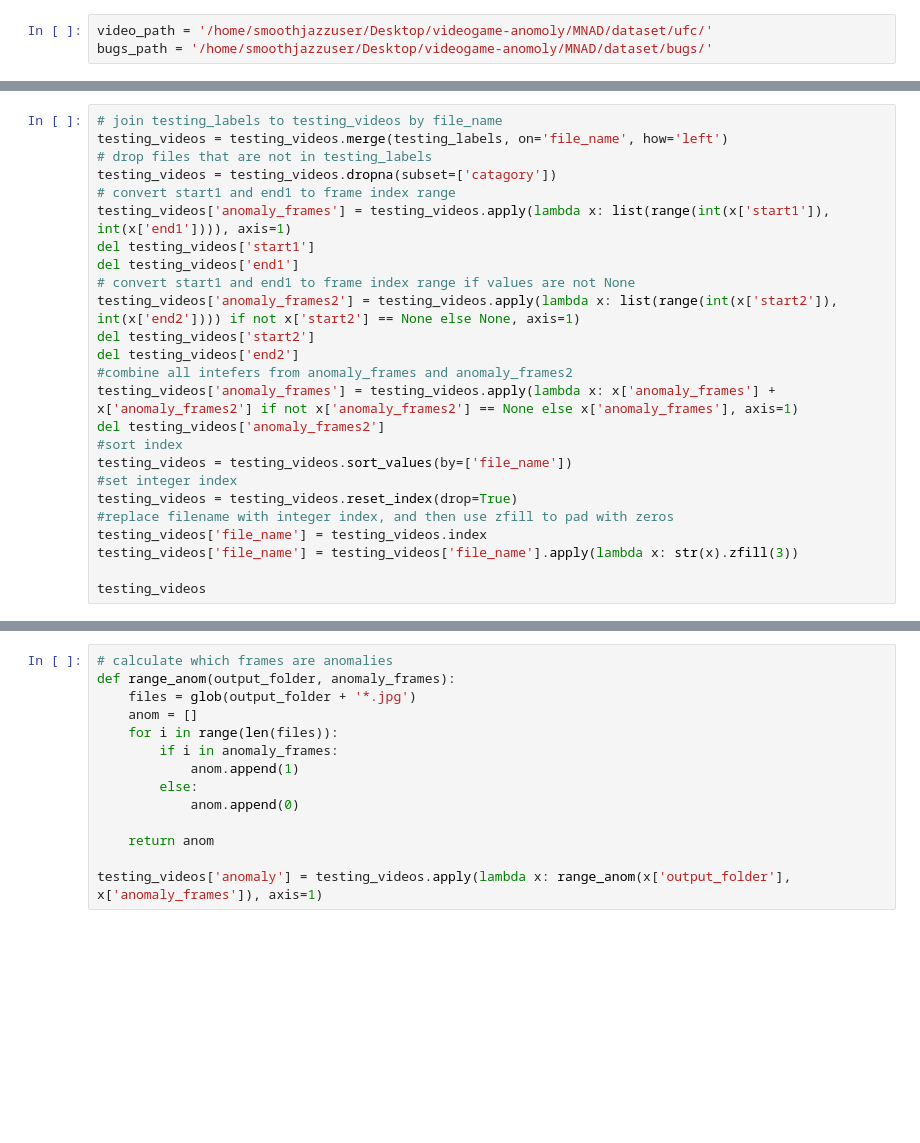
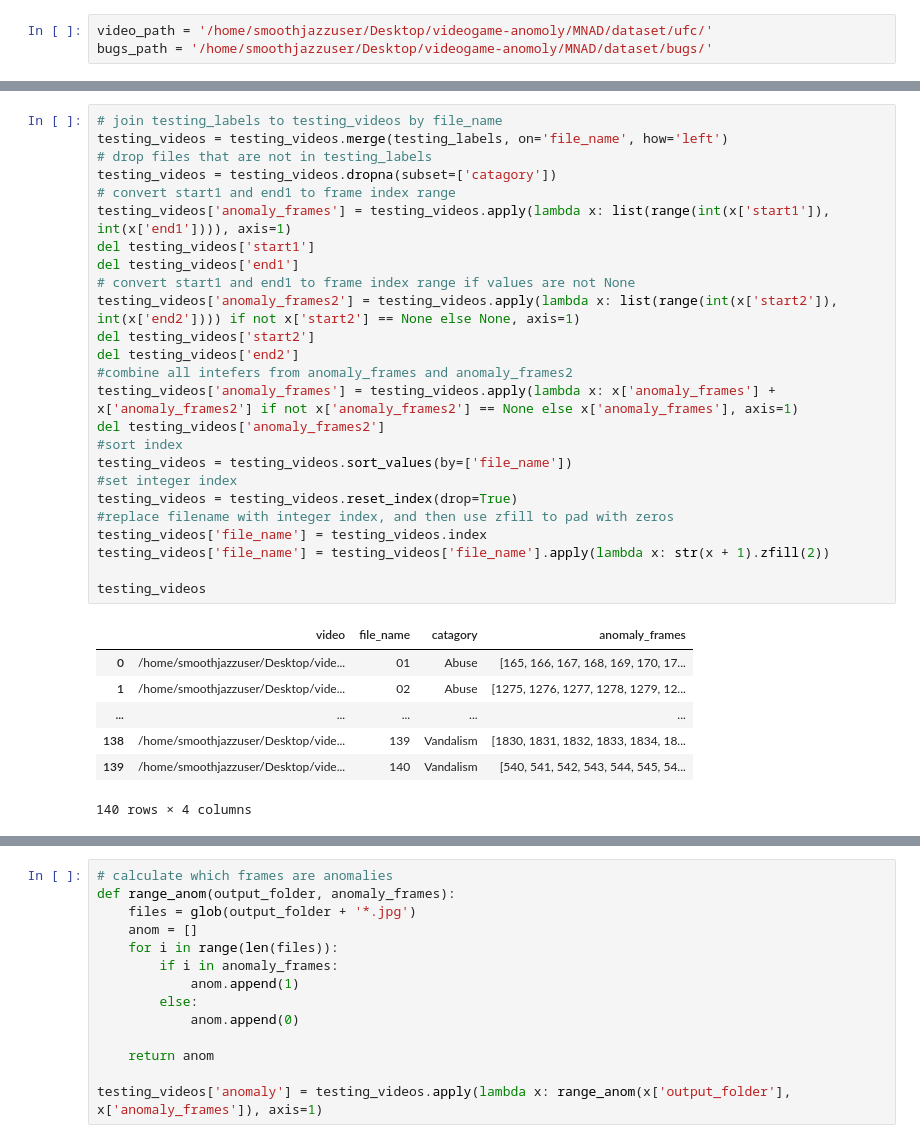
Before and after one commit to smoothjazzuser/videogame-anomaly, a Jupyter notebook: ufw_dataset.ipynb, the cells around one changed output, grey strips where cells are left out. Cells and saved outputs as stored; diff of their text form; blank space fills up the shorter version.

```diff
--- a/ufw_dataset.ipynb
+++ b/ufw_dataset.ipynb
@@ -40,28 +62,36 @@ testing_labels.head(5)
 # %%
 # join testing_labels to testing_videos by file_name
 testing_videos = testing_videos.merge(testing_labels, on='file_name', how='left')
 # drop files that are not in testing_labels
 testing_videos = testing_videos.dropna(subset=['catagory'])
 # convert start1 and end1 to frame index range
 testing_videos['anomaly_frames'] = testing_videos.apply(lambda x: list(range(int(x['start1']), int(x['end1']))), axis=1)
 del testing_videos['start1']
 del testing_videos['end1']
 # convert start1 and end1 to frame index range if values are not None
 testing_videos['anomaly_frames2'] = testing_videos.apply(lambda x: list(range(int(x['start2']), int(x['end2']))) if not x['start2'] == None else None, axis=1)
 del testing_videos['start2']
 del testing_videos['end2']
 #combine all intefers from anomaly_frames and anomaly_frames2
 testing_videos['anomaly_frames'] = testing_videos.apply(lambda x: x['anomaly_frames'] + x['anomaly_frames2'] if not x['anomaly_frames2'] == None else x['anomaly_frames'], axis=1)
 del testing_videos['anomaly_frames2']
 #sort index
 testing_videos = testing_videos.sort_values(by=['file_name'])
 #set integer index
 testing_videos = testing_videos.reset_index(drop=True)
 #replace filename with integer index, and then use zfill to pad with zeros
 testing_videos['file_name'] = testing_videos.index
-testing_videos['file_name'] = testing_videos['file_name'].apply(lambda x: str(x).zfill(3))
+testing_videos['file_name'] = testing_videos['file_name'].apply(lambda x: str(x + 1).zfill(2))
 
 testing_videos
+# %% [output]
+|  | video | file_name | catagory | anomaly_frames |
+| 0 | /home/smoothjazzuser/Desktop/vide... | 01 | Abuse | [165, 166, 167, 168, 169, 170, 17... |
+| 1 | /home/smoothjazzuser/Desktop/vide... | 02 | Abuse | [1275, 1276, 1277, 1278, 1279, 12... |
+| ... | ... | ... | ... | ... |
+| 138 | /home/smoothjazzuser/Desktop/vide... | 139 | Vandalism | [1830, 1831, 1832, 1833, 1834, 18... |
+| 139 | /home/smoothjazzuser/Desktop/vide... | 140 | Vandalism | [540, 541, 542, 543, 544, 545, 54... |
+140 rows × 4 columns
 # %%
 # index training
 training_videos['file_name'] = training_videos.index
```
Also changed, not shown: parts of 12 cells of this notebook, 17 other files.
